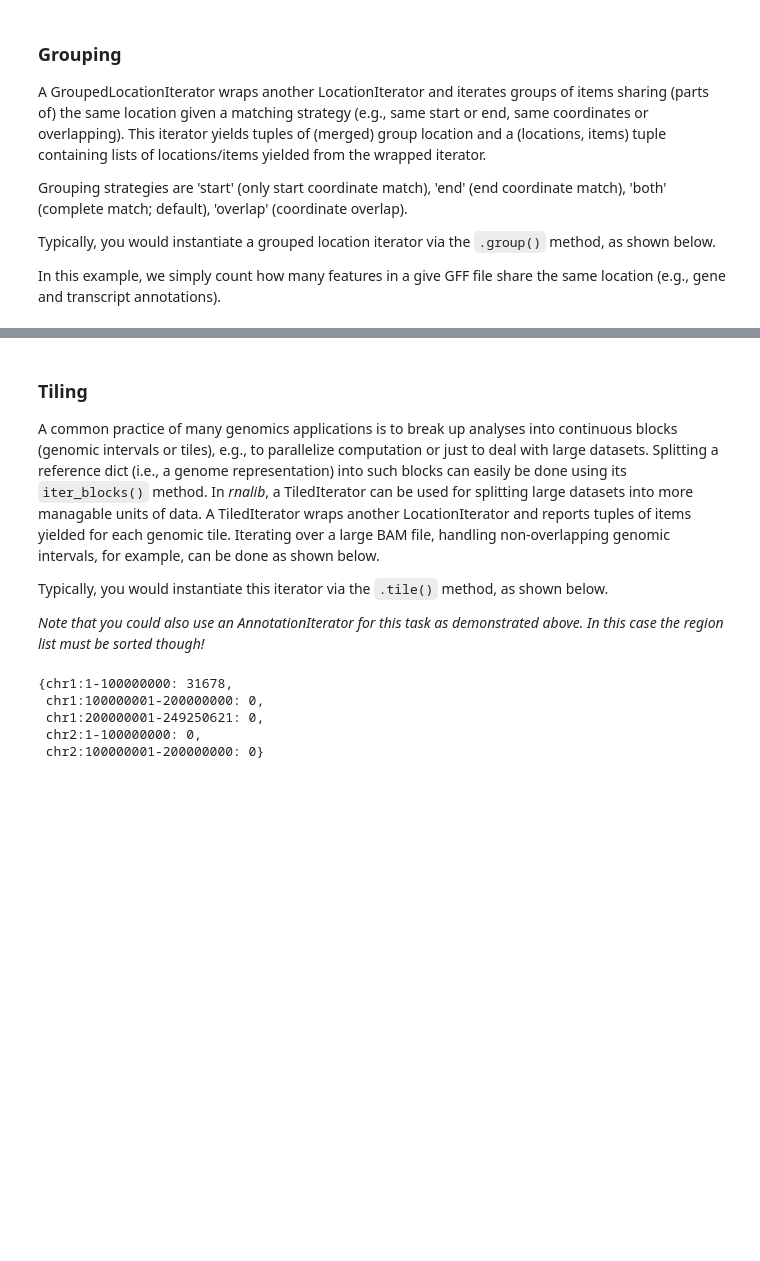
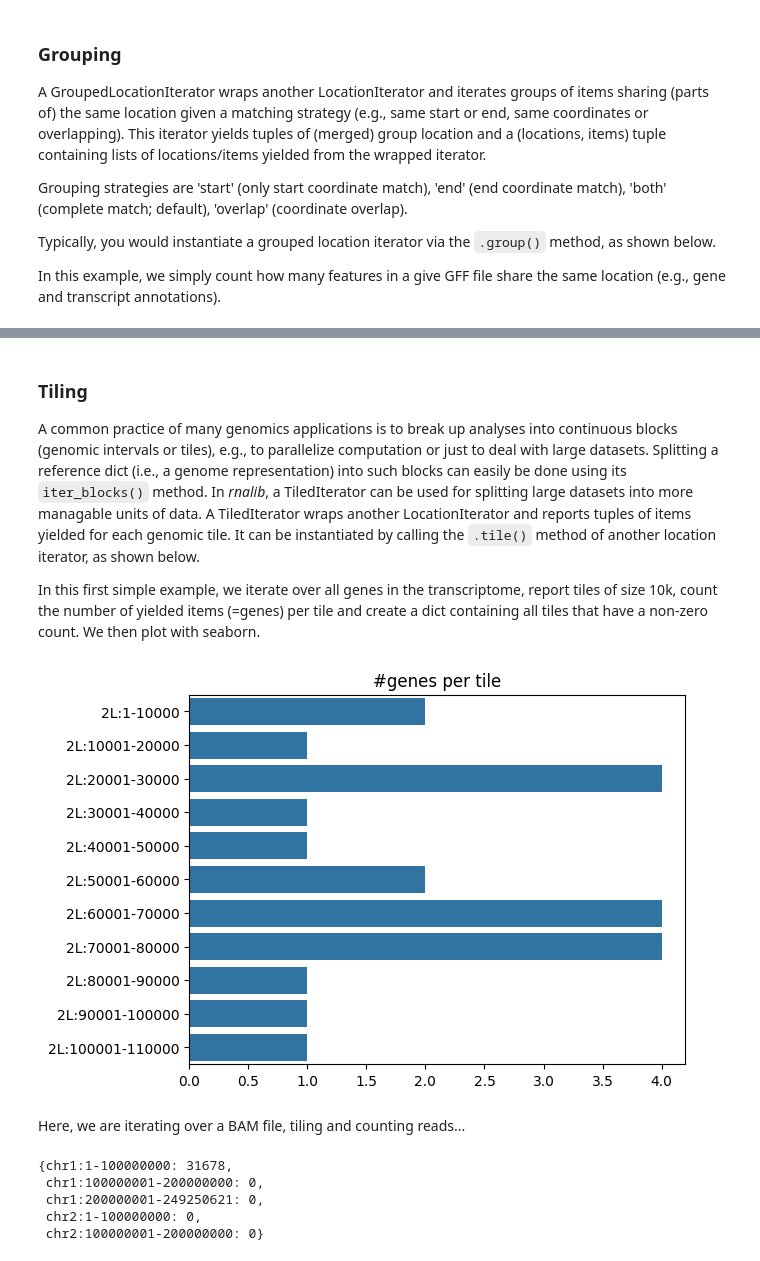
Before and after one commit to popitsch/rnalib, a Jupyter notebook: notebooks/README.ipynb, the cells around one changed output, grey strips where cells are left out. Drawn from its saved outputs; the diff is of its cells as text; code cells hidden in the pictures; blank space fills up the shorter version.

```diff
--- a/notebooks/README.ipynb
+++ b/notebooks/README.ipynb
@@ -429,0 +440,23 @@ display_textarea(pprint.pformat(windows), rows=10)
+# %%
+t = rna.Transcriptome(
+        genome_fa=rna.get_resource('dmel_genome'),      # genome FASTA
+        annotation_gff=rna.get_resource('flybase_gtf'), # Gene annotation GTF/GFF file
+        annotation_flavour='flybase',                   # flavour of the annotation file.
+        load_sequence_data=True, # load sequences from configured genome FASTA file
+        disable_progressbar=True, # no progressbars,
+        feature_filter={'location': { 'included': { 'chromosomes': ['2L'] } }} # a simple filter that will include only annotations from 2L
+    )
+# %%
+ex = t['FBtr0078103'].exon[2]         # get the 3rd exon of a transcript with given id
+t[ex]['my_great_annotation'] = 24.9   # add arbitrary annotations
+display(vars(ex))                     # show data that is directly associated with this exon
+display(t[ex])                        # show custom annotation
+display(ex.rnk)                       # implicitly modeled annotations: rnk is index in exon list
+display(ex.parent.feature_id)         # access via feature hierarchy (gene->transcript->exon)
+display(ex.sequence[:10])             # derived annotations: access gene-associated sequence data and slice exon coordinates
+display(t.query(ex))                  # query for any genomic interval via intervaltrees
+display({tx.parent.gene_name for tx in t.transcripts if tx.strand=='-' and len(tx.exon)>=2 and any([len(i)>1000 for i in tx.intron])}) # query via python list comprehension
+display(rna.it(t, feature_types='exon').to_dataframe().query("my_great_annotation > 20")) # convert to pandas dataframe and filter
+display(rna.it(t, feature_types='exon', region='2L:90000-100000').to_bed(None)) # iterate exons in given region, convert to BED and print as tuples
+display([(loc, len(dat)) for loc, dat in rna.it(t, feature_types='gene').tile(tile_size=1e5) if len(dat)>0]) # iterate all genes, tile into windows of size 100k, count #of genes and show tile and #genes
+# and much, much more...
@@ -782,9 +846,14 @@ display_textarea('\n'.join(lines))
 # %% [markdown]
 ### Tiling
 A common practice of many genomics applications is to break up analyses into continuous blocks (genomic intervals or tiles), e.g., to parallelize computation or just to deal with large datasets. Splitting a reference dict (i.e., a genome representation) into such blocks can easily be done using its `iter_blocks()` method.
-In _rnalib_, a TiledIterator can be used for splitting large datasets into more managable units of data. A TiledIterator wraps another LocationIterator and reports tuples of items yielded for each genomic tile. Iterating over a large BAM file, handling non-overlapping genomic intervals, for example, can be done as shown below.
+In _rnalib_, a TiledIterator can be used for splitting large datasets into more managable units of data. A TiledIterator wraps another LocationIterator and reports tuples of items yielded for each genomic tile. It can be instantiated by calling the `.tile()` method of another location iterator, as shown below.
 
-Typically, you would instantiate this iterator via the `.tile()` method, as shown below.
-
-*Note that you could also use an AnnotationIterator for this task as demonstrated above. In this case the region list must be sorted though!*
+In this first simple example, we iterate over all genes in the transcriptome, report tiles of size 10k, count the number of yielded items (=genes) per tile and create a dict containing all tiles that have a non-zero count. We then plot with seaborn.
+# %%
+dat = { str(loc):len(dat) for loc,dat in rna.it(t, feature_types='gene').tile(tile_size=1e4) if len(dat)>0 }
+_ = seaborn.barplot(dat, orient="y").set_title('#genes per tile')
+# %% [output]
+[figure, added]
+# %% [markdown]
+Here, we are iterating over a BAM file, tiling and counting reads...
 # %%
```
Also changed, not shown: parts of 7 cells of this notebook, 7 other files.
